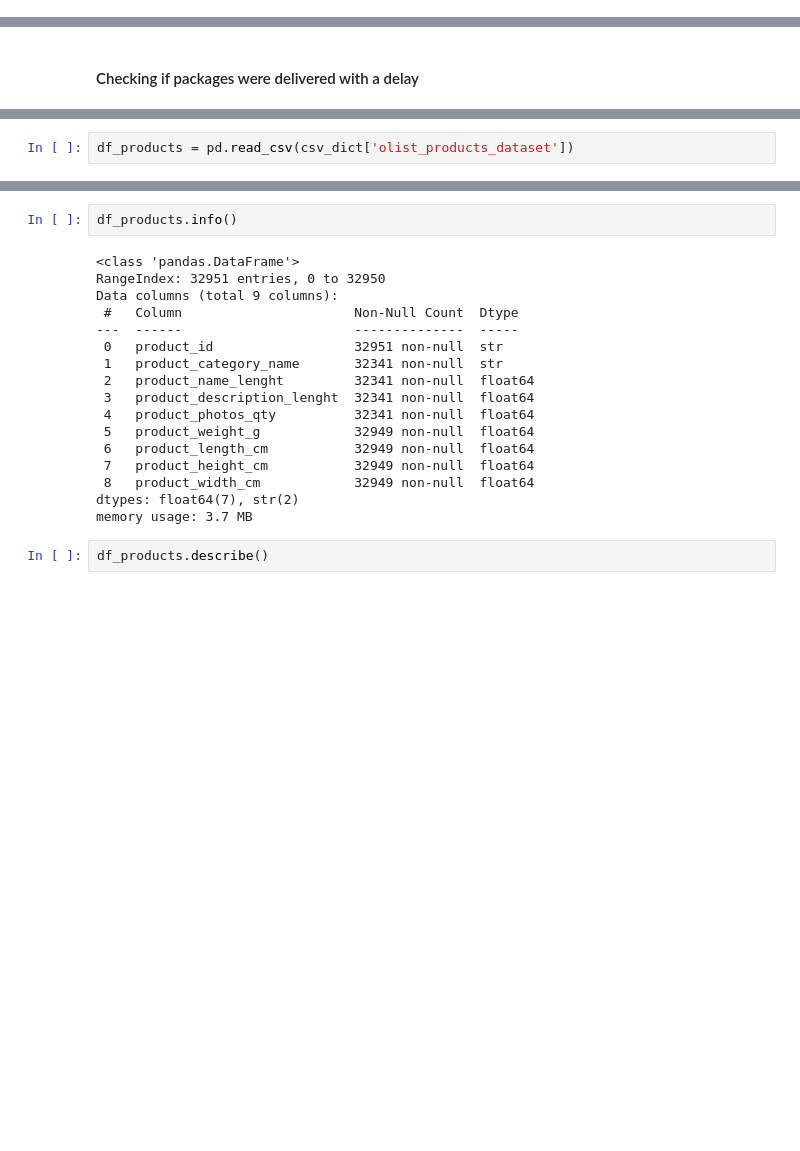
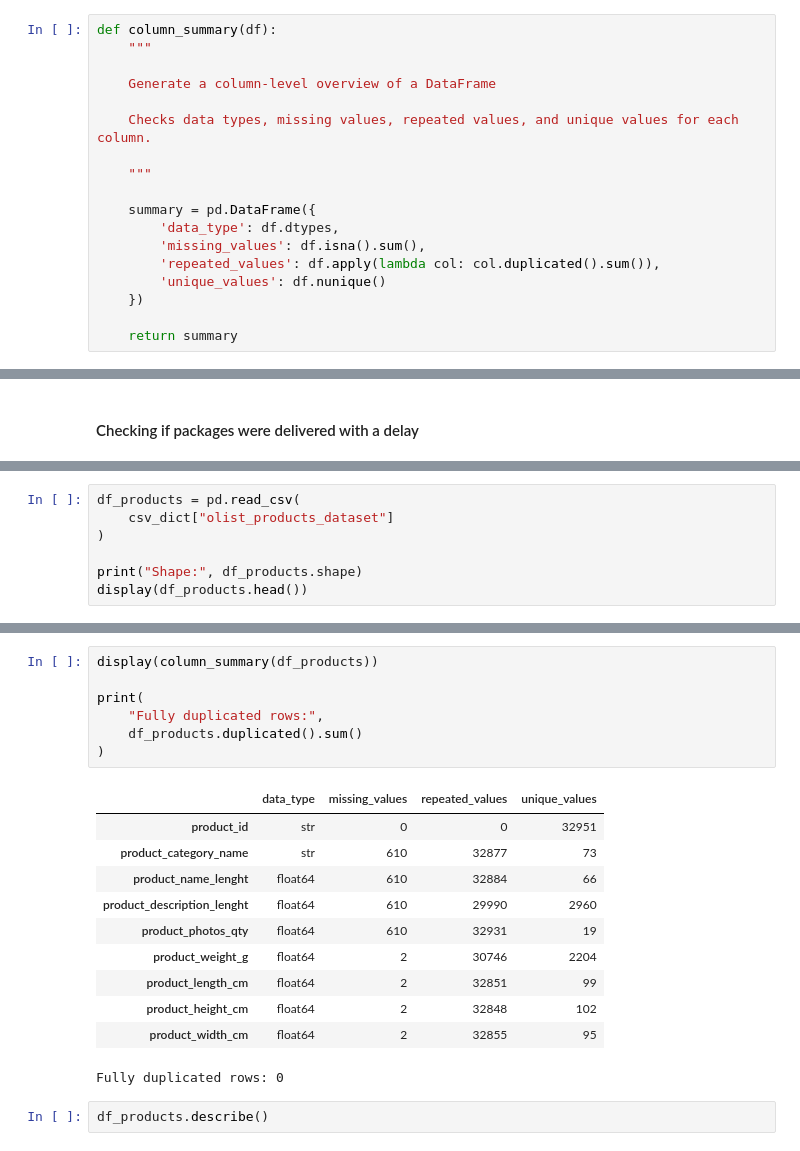
Before and after one commit to ErgysKorsita/ecommerce-batch-pipeline, a Jupyter notebook: notebooks/01_data_exploration.ipynb, the cells around one changed output, grey strips where cells are left out. Cells and saved outputs as stored; diff of their text form; blank space fills up the shorter version.

```diff
--- a/notebooks/01_data_exploration.ipynb
+++ b/notebooks/01_data_exploration.ipynb
@@ -5,0 +10,18 @@ from pathlib import Path
+# %%
+def column_summary(df):
+    """
+
+    Generate a column-level overview of a DataFrame
+
+    Checks data types, missing values, repeated values, and unique values for each column.
+
+    """
+
+    summary = pd.DataFrame({
+        'data_type': df.dtypes,
+        'missing_values': df.isna().sum(),
+        'repeated_values': df.apply(lambda col: col.duplicated().sum()),
+        'unique_values': df.nunique()
+    })
+
+    return summary
@@ -537,2 +446,7 @@ late_orders[
 # %%
-df_products = pd.read_csv(csv_dict['olist_products_dataset'])
+df_products = pd.read_csv(
+    csv_dict["olist_products_dataset"]
+)
+
+print("Shape:", df_products.shape)
+display(df_products.head())
@@ -580,22 +461,22 @@ df_products.head(5)
-# %%
-df_products.info()
-# %% [output]
-<class 'pandas.DataFrame'>
-RangeIndex: 32951 entries, 0 to 32950
-Data columns (total 9 columns):
- #   Column                      Non-Null Count  Dtype
----  ------                      --------------  -----
- 0   product_id                  32951 non-null  str
- 1   product_category_name       32341 non-null  str
- 2   product_name_lenght         32341 non-null  float64
- 3   product_description_lenght  32341 non-null  float64
- 4   product_photos_qty          32341 non-null  float64
- 5   product_weight_g            32949 non-null  float64
- 6   product_length_cm           32949 non-null  float64
- 7   product_height_cm           32949 non-null  float64
- 8   product_width_cm            32949 non-null  float64
-dtypes: float64(7), str(2)
-memory usage: 3.7 MB
+# %%
+display(column_summary(df_products))
+
+print(
+    "Fully duplicated rows:",
+    df_products.duplicated().sum()
+)
+# %% [output]
+|  | data_type | missing_values | repeated_values | unique_values |
+| product_id | str | 0 | 0 | 32951 |
+| product_category_name | str | 610 | 32877 | 73 |
+| product_name_lenght | float64 | 610 | 32884 | 66 |
+| product_description_lenght | float64 | 610 | 29990 | 2960 |
+| product_photos_qty | float64 | 610 | 32931 | 19 |
+| product_weight_g | float64 | 2 | 30746 | 2204 |
+| product_length_cm | float64 | 2 | 32851 | 99 |
+| product_height_cm | float64 | 2 | 32848 | 102 |
+| product_width_cm | float64 | 2 | 32855 | 95 |
+Fully duplicated rows: 0
 # %%
 df_products.describe()
 # %% [output]
```
Also changed, not shown: parts of 193 cells of this notebook, 1 other file.
